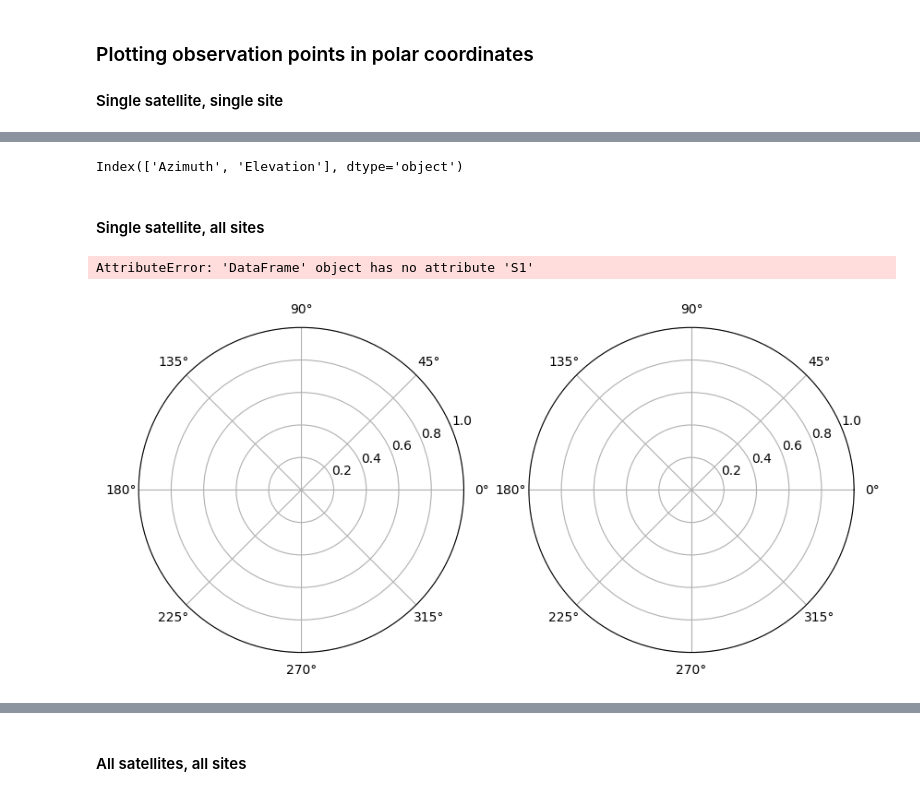
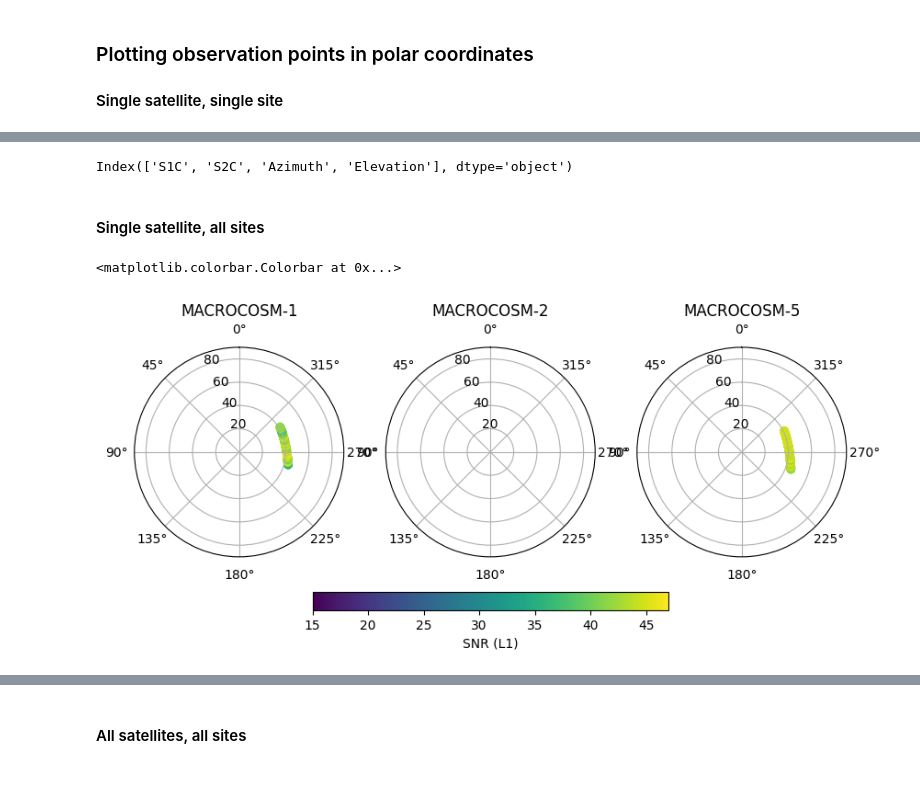
Before and after one commit to camjay99/gnssvod, a Jupyter notebook: pr_examples/03_demo_hemispheric_plotting.ipynb, the cells around one changed output, grey strips where cells are left out. Saved outputs shown, nothing was run; the diff lists cells and outputs as text; code cells hidden in the pictures.

```diff
--- a/pr_examples/03_demo_hemispheric_plotting.ipynb
+++ b/pr_examples/03_demo_hemispheric_plotting.ipynb
@@ -101,8 +133,8 @@ df.xs('R11',level='SV').xs('MACROCOSM-2',level='Station')
 ### Plotting observation points in polar coordinates
 #### Single satellite, single site
 # %%
-mySV = 'R11'
-mystation_name = 'MACROCOSM-2'
+mySV = 'R01'
+mystation_name = 'MACROCOSM-1'
 # initialize figure with polar axes
 fig, ax = plt.subplots(figsize=(10,10),subplot_kw=dict(projection='polar'))
 # subset the dataset
@@ -113,7 +145,7 @@ radius = 90-subdf.Elevation
 theta = np.deg2rad(subdf.Azimuth)
 
 # plot each measurement and color by signal to noise ratio
-hs = ax.scatter(theta,radius,c=subdf.S1)
+hs = ax.scatter(theta,radius,c=subdf.S2C)
 ax.set_rlim([0,90])
 ax.set_theta_zero_location("N")
 plt.colorbar(hs, shrink=.5, label='SNR (L1)')
@@ -124,31 +156,31 @@ AttributeError: 'DataFrame' object has no attribute 'S1'
 # %%
 print(subdf.columns)
 # %% [output]
-Index(['Azimuth', 'Elevation'], dtype='object')
+Index(['S1C', 'S2C', 'Azimuth', 'Elevation'], dtype='object')
 # %% [markdown]
 #### Single satellite, all sites
 # %%
-mySV = 'E03'
+mySV = 'R01'
 # get all sites as list
 station_names = df.index.get_level_values('Station').unique()
 # ensure we use the same color limits in all plots
 clim = [15,47]
 # initialize figure with polar axes
 fig, ax = plt.subplots(1,len(station_names),figsize=(10,10),subplot_kw=dict(projection='polar'))
 for i, iname in enumerate(station_names):
     # subset the dataset
     subdf = df.xs(mySV,level='SV').xs(iname,level='Station')
     # polar plots need a radius and theta direction in radians
     radius = 90-subdf.Elevation
     theta = np.deg2rad(subdf.Azimuth)
     # plot each measurement and color by signal to noise ratio
-    hs = ax[i].scatter(theta,radius,c=subdf.S1)
+    hs = ax[i].scatter(theta,radius,c=subdf.S1C)
     hs.set_clim(clim)
     ax[i].set_rlim([0,90])
     ax[i].set_theta_zero_location("N")
     ax[i].set_title(iname)
 
 plt.colorbar(hs, ax=ax, location='bottom', shrink=.5, pad=0.05, label='SNR (L1)')
 # %% [output]
-AttributeError: 'DataFrame' object has no attribute 'S1'
+<matplotlib.colorbar.Colorbar at 0x...>
-[figure, old version]
+[figure, new version]
```
Also changed, not shown: parts of 20 cells of this notebook, 9 other files.
